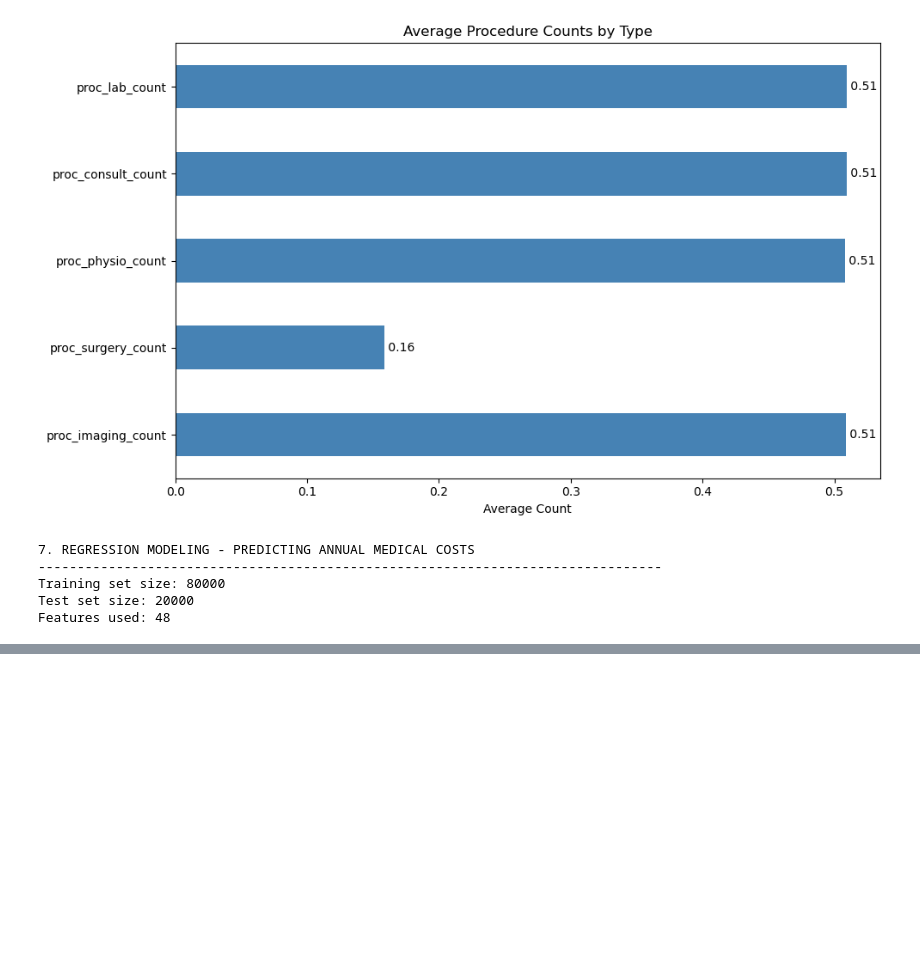
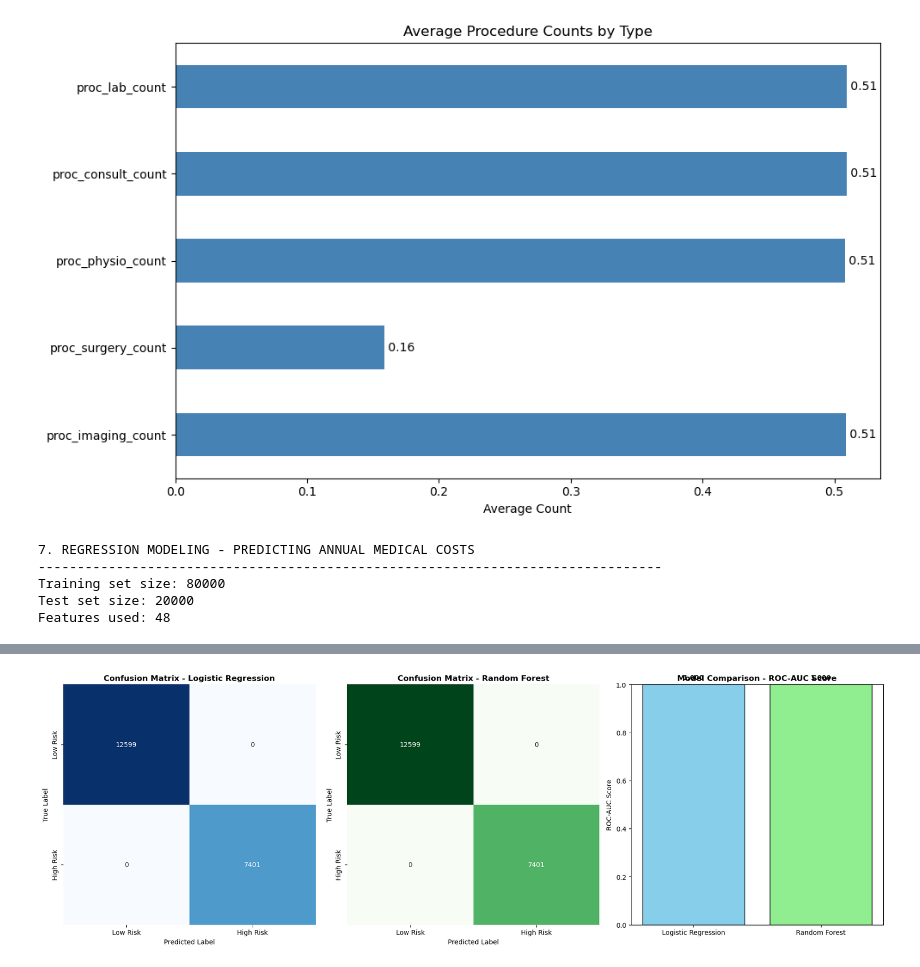
Before and after one commit to KhengChamnan/linear_predict, a Jupyter notebook: insurance_predict.ipynb, the cells around one changed output, grey strips where cells are left out. Saved outputs shown, nothing was run; the diff lists cells and outputs as text; code cells hidden in the pictures; blank space fills up the shorter version.

```diff
--- a/insurance_predict.ipynb
+++ b/insurance_predict.ipynb
@@ -505,0 +606,96 @@ plt.show()
+# %%
+# ============================================================================
+# 8. CLASSIFICATION TASK: Risk Level Classification
+# ============================================================================
+print("\n\n8. CLASSIFICATION MODELING - RISK LEVEL PREDICTION")
+print("-" * 80)
+
+X_clf = df_clean.drop(['person_id', 'annual_medical_cost', 'is_high_risk', 'monthly_premium',
+                        'claims_count', 'avg_claim_amount', 'total_claims_paid'], axis=1, errors='ignore')
+y_clf = df_clean['is_high_risk']
+
+# Encode categorical variables
+categorical_cols_clf = X_clf.select_dtypes(include=['object']).columns
+for col in categorical_cols_clf:
+    le = LabelEncoder()
+    X_clf[col] = le.fit_transform(X_clf[col].astype(str))
+
+# Split data
+X_train_clf, X_test_clf, y_train_clf, y_test_clf = train_test_split(
+    X_clf, y_clf, test_size=0.2, random_state=42
+)
+
+# Scale features
+scaler_clf = StandardScaler()
+X_train_clf_scaled = scaler_clf.fit_transform(X_train_clf)
+X_test_clf_scaled = scaler_clf.transform(X_test_clf)
+
+print(f"Training set size: {X_train_clf.shape[0]}")
+print(f"Test set size: {X_test_clf.shape[0]}")
+
+# Model 1: Logistic Regression
+print("\n--- Logistic Regression ---")
+lr_clf = LogisticRegression(random_state=42, max_iter=1000)
+lr_clf.fit(X_train_clf_scaled, y_train_clf)
+lr_clf_pred = lr_clf.predict(X_test_clf_scaled)
+lr_clf_pred_proba = lr_clf.predict_proba(X_test_clf_scaled)[:, 1]
+
+print("Classification Report:")
+print(classification_report(y_test_clf, lr_clf_pred, target_names=['Low Risk', 'High Risk']))
+lr_roc_auc = roc_auc_score(y_test_clf, lr_clf_pred_proba)
+print(f"ROC-AUC Score: {lr_roc_auc:.4f}")
+
+# Model 2: Random Forest Classifier
+print("\n--- Random Forest Classifier ---")
+rf_clf = RandomForestClassifier(n_estimators=100, random_state=42, n_jobs=-1, max_depth=15)
+rf_clf.fit(X_train_clf, y_train_clf)
+rf_clf_pred = rf_clf.predict(X_test_clf)
+rf_clf_pred_proba = rf_clf.predict_proba(X_test_clf)[:, 1]
+
+print("Classification Report:")
+print(classification_report(y_test_clf, rf_clf_pred, target_names=['Low Risk', 'High Risk']))
+rf_roc_auc = roc_auc_score(y_test_clf, rf_clf_pred_proba)
+print(f"ROC-AUC Score: {rf_roc_auc:.4f}")
+
+# Model Comparison
+print(f"\n--- Model Comparison ---")
+print(f"Logistic Regression ROC-AUC: {lr_roc_auc:.4f}")
+print(f"Random Forest ROC-AUC: {rf_roc_auc:.4f}")
+
+# Visualizations
+fig, axes = plt.subplots(1, 3, figsize=(18, 6))
+
+# Confusion Matrix - Logistic Regression
+cm_lr = confusion_matrix(y_test_clf, lr_clf_pred)
+sns.heatmap(cm_lr, annot=True, fmt='d', cmap='Blues', cbar=False, ax=axes[0],
+            xticklabels=['Low Risk', 'High Risk'],
+            yticklabels=['Low Risk', 'High Risk'])
+axes[0].set_title('Confusion Matrix - Logistic Regression', fontsize=12, fontweight='bold')
+axes[0].set_ylabel('True Label')
+axes[0].set_xlabel('Predicted Label')
+
+# Confusion Matrix - Random Forest
+cm_rf = confusion_matrix(y_test_clf, rf_clf_pred)
+sns.heatmap(cm_rf, annot=True, fmt='d', cmap='Greens', cbar=False, ax=axes[1],
+            xticklabels=['Low Risk', 'High Risk'],
+            yticklabels=['Low Risk', 'High Risk'])
+axes[1].set_title('Confusion Matrix - Random Forest', fontsize=12, fontweight='bold')
+axes[1].set_ylabel('True Label')
+axes[1].set_xlabel('Predicted Label')
+
+# ROC-AUC Comparison
+models = ['Logistic Regression', 'Random Forest']
+roc_scores = [lr_roc_auc, rf_roc_auc]
+colors = ['skyblue', 'lightgreen']
+
+axes[2].bar(models, roc_scores, color=colors, edgecolor='black')
+axes[2].set_title('Model Comparison - ROC-AUC Score', fontsize=12, fontweight='bold')
+axes[2].set_ylabel('ROC-AUC Score')
+axes[2].set_ylim([0, 1])
+
+for i, v in enumerate(roc_scores):
+    axes[2].text(i, v + 0.02, f'{v:.3f}', ha='center', fontweight='bold')
+
+plt.tight_layout()
+plt.show()
+# %% [output]
@@ -505,0 +719 @@ plt.show()
+[figure, added]
```
Also changed, not shown: parts of 7 cells of this notebook.
